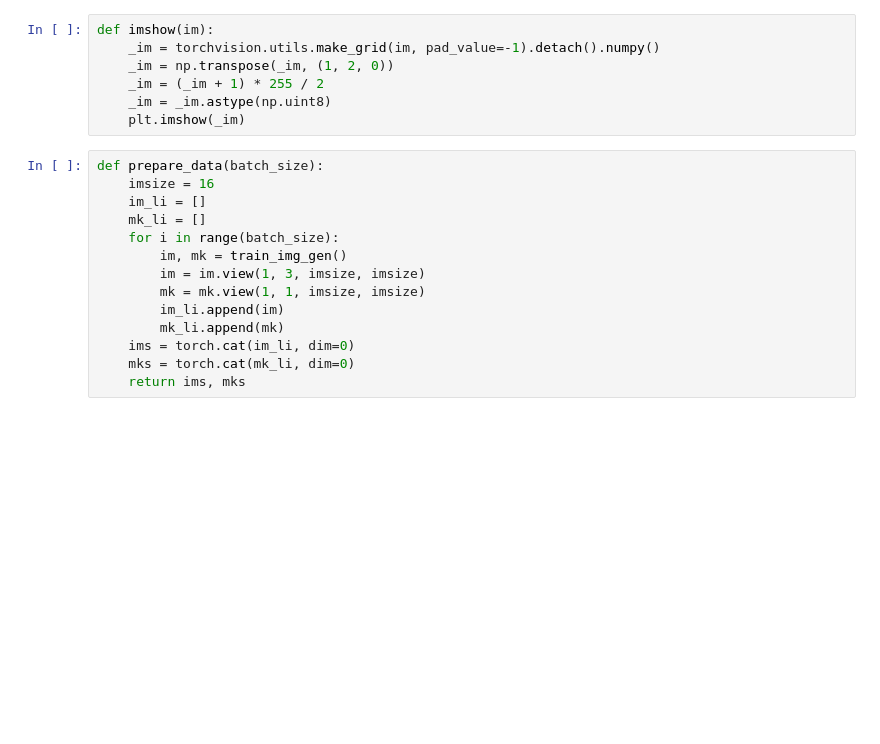
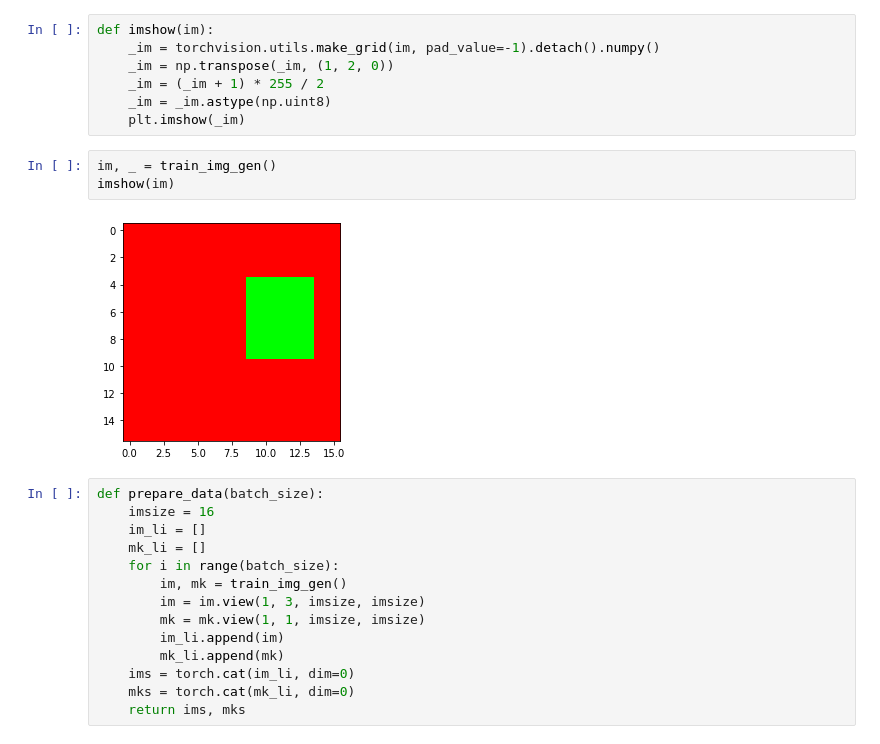
Before and after one commit to AustinXY/pconv-toy, a Jupyter notebook: pconv-toy.ipynb, the cells around one changed output. Drawn from its saved outputs; the diff is of its cells as text; blank space fills up the shorter version.

```diff
--- a/pconv-toy.ipynb
+++ b/pconv-toy.ipynb
@@ -217,6 +217,11 @@ def imshow(im):
     _im = (_im + 1) * 255 / 2
     _im = _im.astype(np.uint8)
     plt.imshow(_im)
+# %%
+im, _ = train_img_gen()
+imshow(im)
+# %% [output]
+[figure, added]
 # %%
 def prepare_data(batch_size):
     imsize = 16
```
